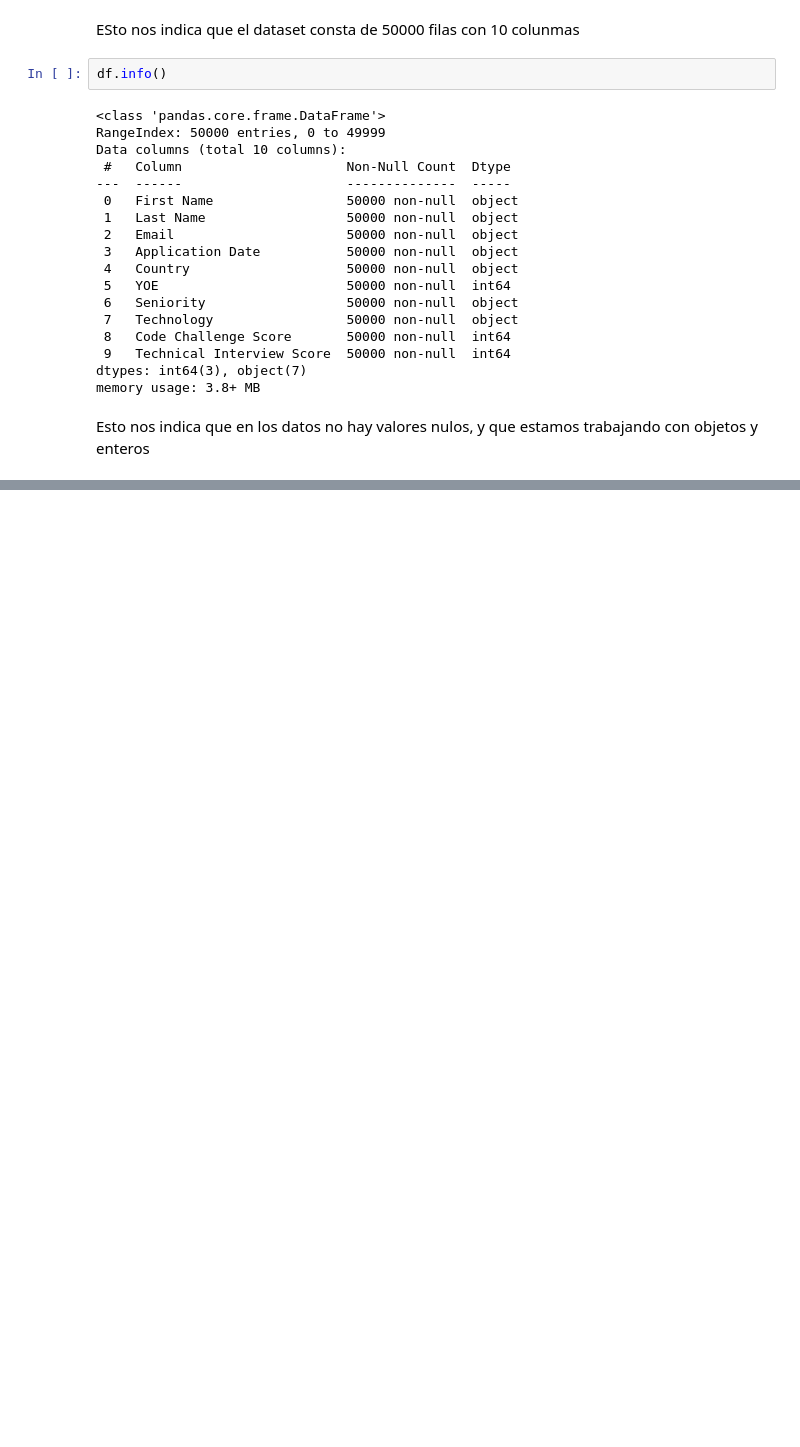
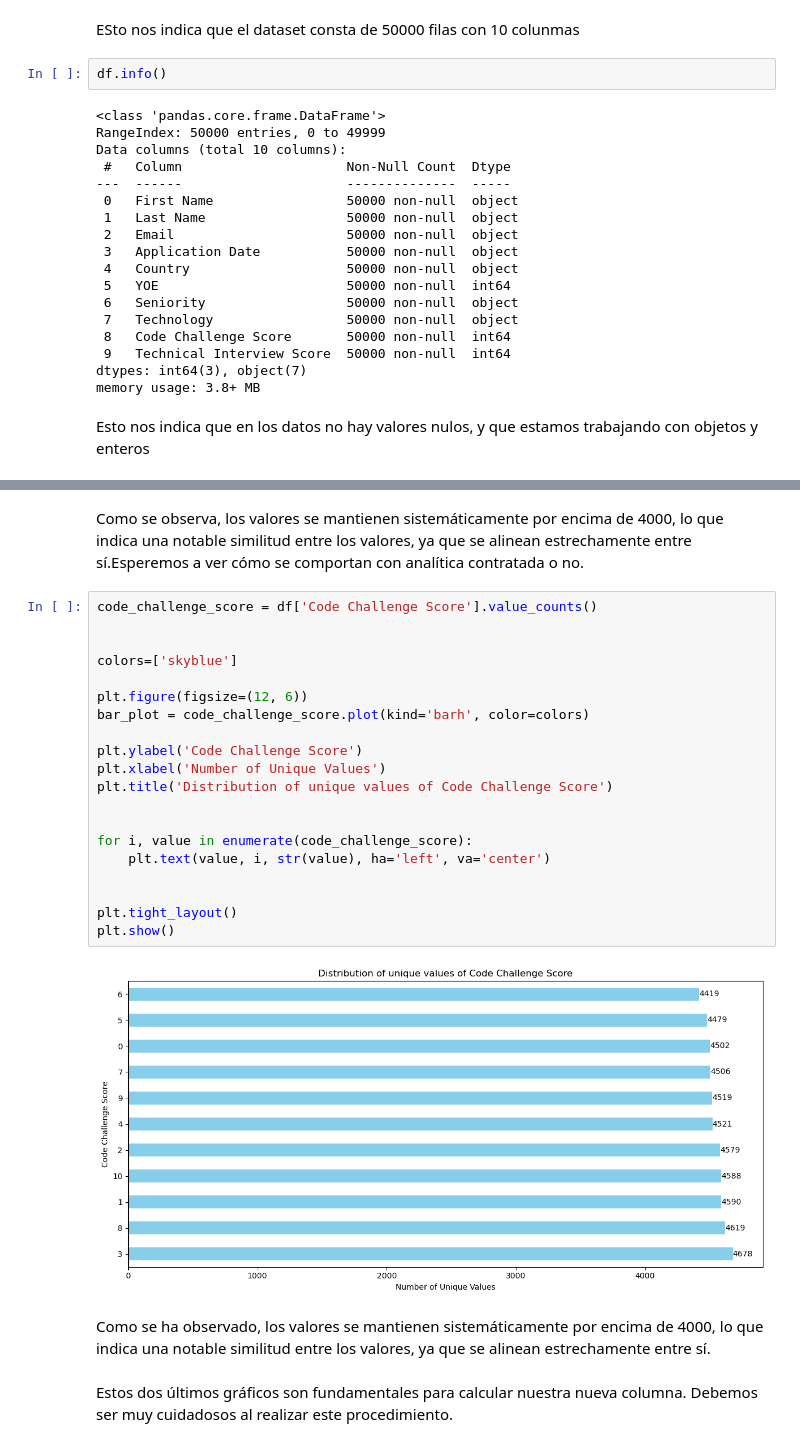
Before and after one commit to NicolasCuaran/NicolasCuaran-Work_Shop-1, a Jupyter notebook: 001_EDA_Candidates.ipynb, the cells around one changed output, grey strips where cells are left out. Cells and saved outputs as stored; diff of their text form; blank space fills up the shorter version.

```diff
--- a/001_EDA_Candidates.ipynb
+++ b/001_EDA_Candidates.ipynb
@@ -81,0 +218,28 @@ NameError: name 'plt' is not defined
+# %% [markdown]
+Como se observa, los valores se mantienen sistemáticamente por encima de 4000, lo que indica una notable similitud entre los valores, ya que se alinean estrechamente entre sí.Esperemos a ver cómo se comportan con analítica contratada o no.
+# %%
+code_challenge_score = df['Code Challenge Score'].value_counts()
+
+
+colors=['skyblue']
+
+plt.figure(figsize=(12, 6))
+bar_plot = code_challenge_score.plot(kind='barh', color=colors)
+
+plt.ylabel('Code Challenge Score')
+plt.xlabel('Number of Unique Values')
+plt.title('Distribution of unique values of Code Challenge Score')
+
+
+for i, value in enumerate(code_challenge_score):
+    plt.text(value, i, str(value), ha='left', va='center')
+
+
+plt.tight_layout()
+plt.show()
+# %% [output]
+[figure, added]
+# %% [markdown]
+Como se ha observado, los valores se mantienen sistemáticamente por encima de 4000, lo que indica una notable similitud entre los valores, ya que se alinean estrechamente entre sí.
+# %% [markdown]
+Estos dos últimos gráficos son fundamentales para calcular nuestra nueva columna. Debemos ser muy cuidadosos al realizar este procedimiento.
```
Also changed, not shown: parts of 18 cells of this notebook, 2 other files.
